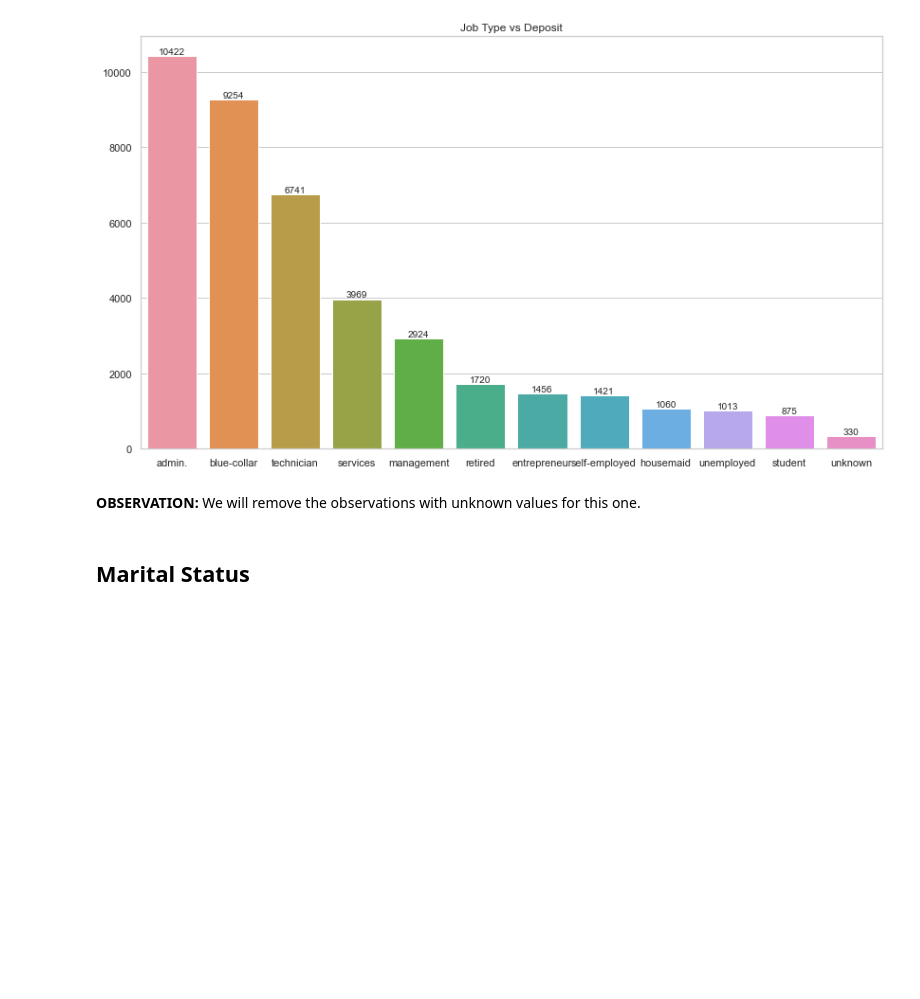
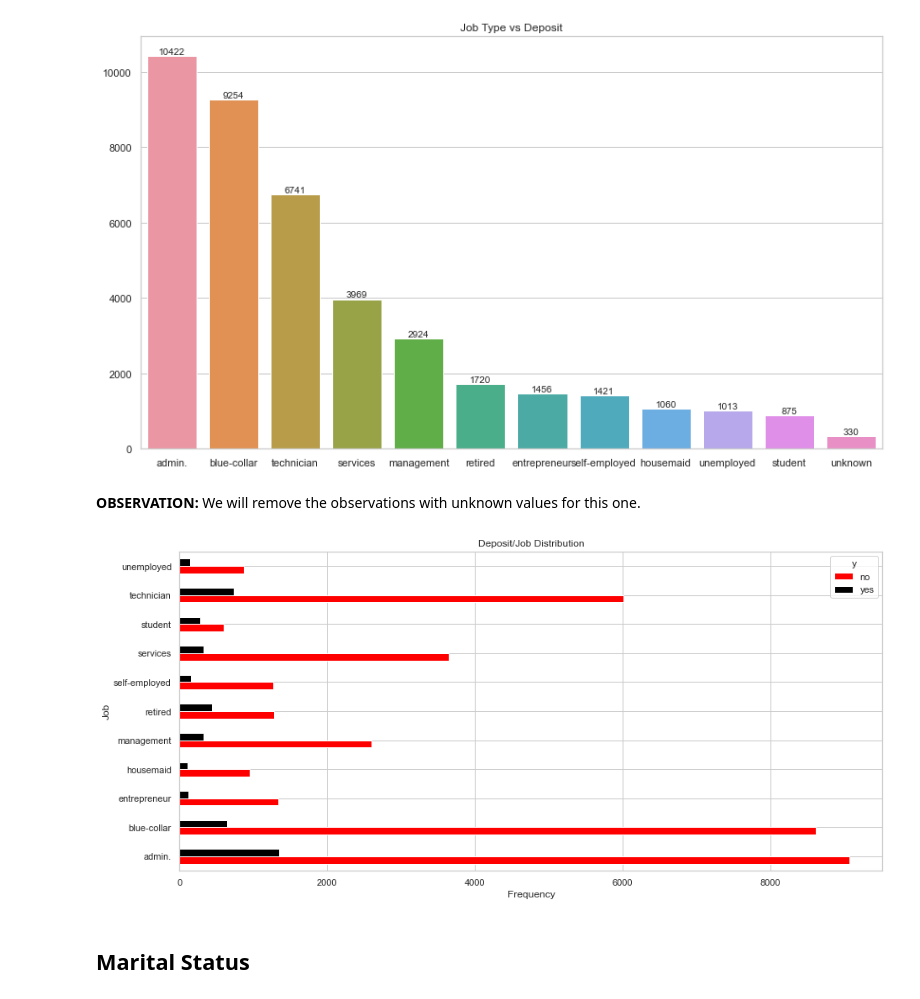
Before and after one commit to leonyi/zero-to-ml_ai-mastery, a Jupyter notebook: practical-application3-comparing-classifiers/comparing-classifiers.ipynb, the cells around one changed output. Saved outputs shown, nothing was run; the diff lists cells and outputs as text; code cells hidden in the pictures; blank space fills up the shorter version.

```diff
--- a/practical-application3-comparing-classifiers/comparing-classifiers.ipynb
+++ b/practical-application3-comparing-classifiers/comparing-classifiers.ipynb
@@ -419,6 +454,14 @@ plot_dist_sns(data['job'], "Job Type vs Deposit")
 **OBSERVATION:**  We will remove the observations with unknown values for this one.
 # %%
 data = data[data['job'] != 'unknown']
+# %%
+pd.crosstab(data['job'],data['y']).plot(kind="barh",figsize=(15,7),color=['#ff0000','#000000'])
+plt.title('Deposit/Job Distribution')
+plt.xlabel('Frequency')
+plt.ylabel('Job')
+plt.show()
+# %% [output]
+[figure, added]
 # %% [markdown]
 ## Marital Status
 # %%
```
Also changed, not shown: parts of 33 cells of this notebook, 1 other file.
